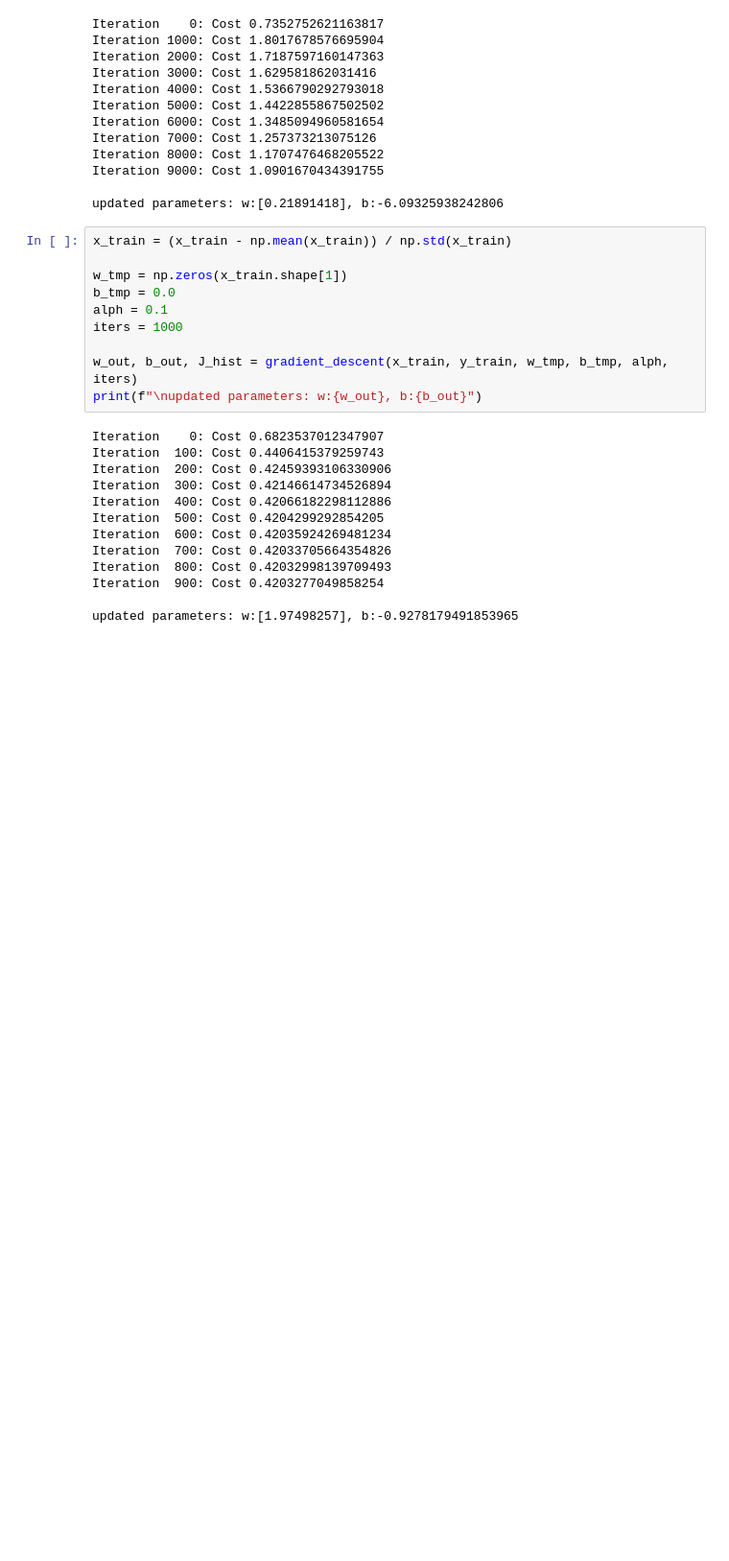
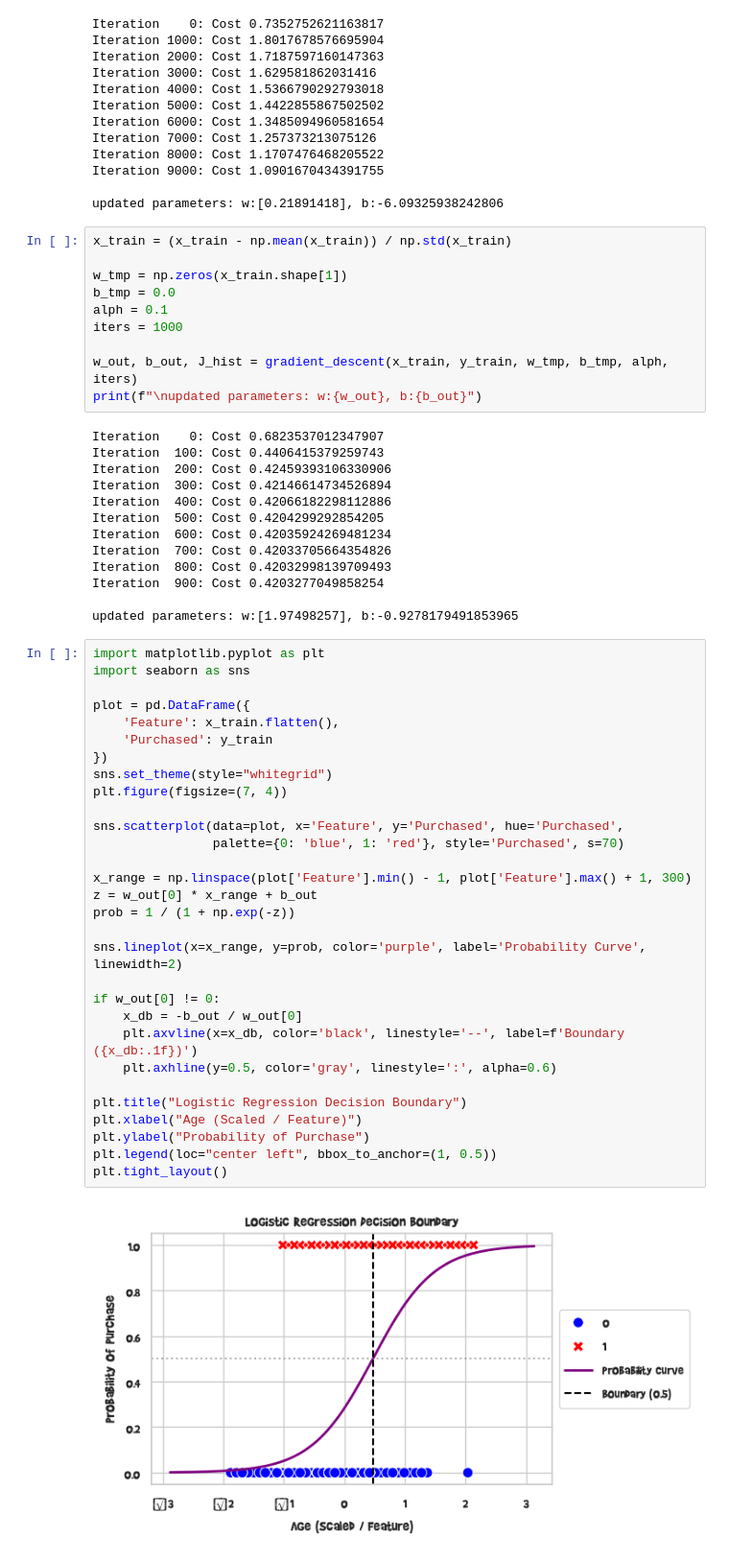
Before and after one commit to emmanuelakinmokun/ml-trailhead, a Jupyter notebook: Phase_2/Projects/log_reg.ipynb, the cells around one changed output. Shown at 96% size. Saved outputs shown, nothing was run; the diff lists cells and outputs as text; blank space fills up the shorter version.

Commit message:
Plot from gemini

```diff
--- a/Phase_2/Projects/log_reg.ipynb
+++ b/Phase_2/Projects/log_reg.ipynb
@@ -170,3 +170,35 @@ Iteration  800: Cost 0.42032998139709493
 Iteration  900: Cost 0.4203277049858254
 
 updated parameters: w:[1.97498257], b:-0.9278179491853965
+# %%
+import matplotlib.pyplot as plt
+import seaborn as sns
+
+plot = pd.DataFrame({
+    'Feature': x_train.flatten(),
+    'Purchased': y_train
+})
+sns.set_theme(style="whitegrid")
+plt.figure(figsize=(7, 4))
+
+sns.scatterplot(data=plot, x='Feature', y='Purchased', hue='Purchased',
+                palette={0: 'blue', 1: 'red'}, style='Purchased', s=70)
+
+x_range = np.linspace(plot['Feature'].min() - 1, plot['Feature'].max() + 1, 300)
+z = w_out[0] * x_range + b_out
+prob = 1 / (1 + np.exp(-z))
+
+sns.lineplot(x=x_range, y=prob, color='purple', label='Probability Curve', linewidth=2)
+
+if w_out[0] != 0:
+    x_db = -b_out / w_out[0]
+    plt.axvline(x=x_db, color='black', linestyle='--', label=f'Boundary ({x_db:.1f})')
+    plt.axhline(y=0.5, color='gray', linestyle=':', alpha=0.6)
+
+plt.title("Logistic Regression Decision Boundary")
+plt.xlabel("Age (Scaled / Feature)")
+plt.ylabel("Probability of Purchase")
+plt.legend(loc="center left", bbox_to_anchor=(1, 0.5))
+plt.tight_layout()
+# %% [output]
+[figure, added]
```
